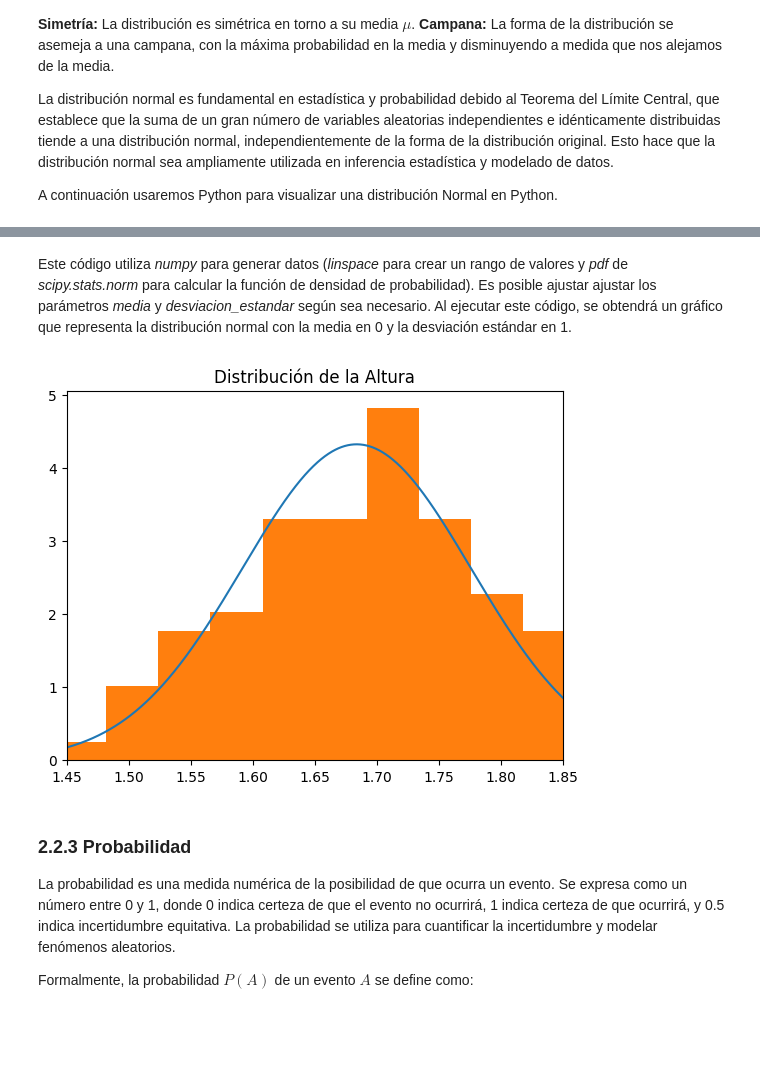
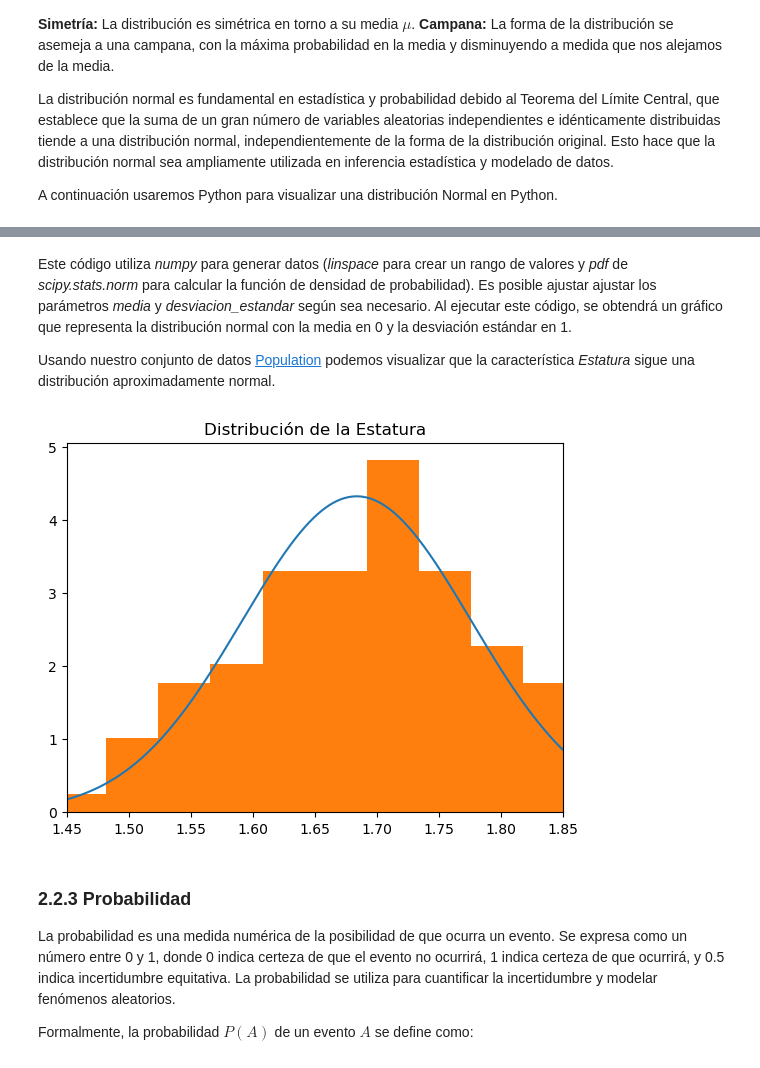
Before and after one commit to jsuarez314/DLPythonFUA_school, a Jupyter notebook: MÓDULO 2 - Matemáticas para IA.ipynb, the cells around one changed output, grey strips where cells are left out. Saved outputs shown, nothing was run; the diff lists cells and outputs as text; code cells hidden in the pictures; blank space fills up the shorter version.

```diff
--- a/MÓDULO 2 - Matemáticas para IA.ipynb
+++ b/MÓDULO 2 - Matemáticas para IA.ipynb
@@ -1106,7 +1106,7 @@ import pandas as pd
 
 
 # Ejemplo de datos
-datos = pd.read_csv('../data/Population.csv')
+datos = pd.read_csv('./data/Population.csv')
 
 # Calcular la media y la desviación estándar para la Edad
 media = np.mean(datos['Edad'])
@@ -1184,19 +1184,21 @@ pl.show()
 # %% [markdown]
 Este código utiliza *numpy* para generar datos (*linspace* para crear un rango de valores y *pdf* de *scipy.stats.norm* para calcular la función de densidad de probabilidad). Es posible ajustar ajustar los parámetros *media* y *desviacion_estandar* según sea necesario. Al ejecutar este código, se obtendrá un gráfico que representa la distribución normal con la media en 0 y la desviación estándar en 1.
+
+Usando nuestro conjunto de datos [Population](./data/Population.csv) podemos visualizar que la característica *Estatura* sigue una distribución aproximadamente normal.
 # %%
-Altura = datos['Altura']
-x = np.linspace(np.min(Altura), np.max(Altura), 1000)
-mu, std = norm.fit(Altura)
+Estatura = datos['Estatura']
+x = np.linspace(np.min(Estatura), np.max(Estatura), 1000)
+mu, std = norm.fit(Estatura)
 y_fit = norm.pdf(x, mu, std)
 
 # Crear el gráfico
 pl.plot(x, y_fit, label='Distribución Normal')
-_ = pl.hist(Altura, bins=10, density=True)
-pl.title('Distribución de la Altura')
+_ = pl.hist(Estatura, bins=10, density=True)
+pl.title('Distribución de la Estatura')
 pl.xlim(1.45,1.85)
 pl.show()
 # %% [output]
-[figure, old version]
+[figure, new version]
 # %% [markdown]
 ### **2.2.3 Probabilidad**
 
```
Also changed, not shown: parts of 20 cells of this notebook.
